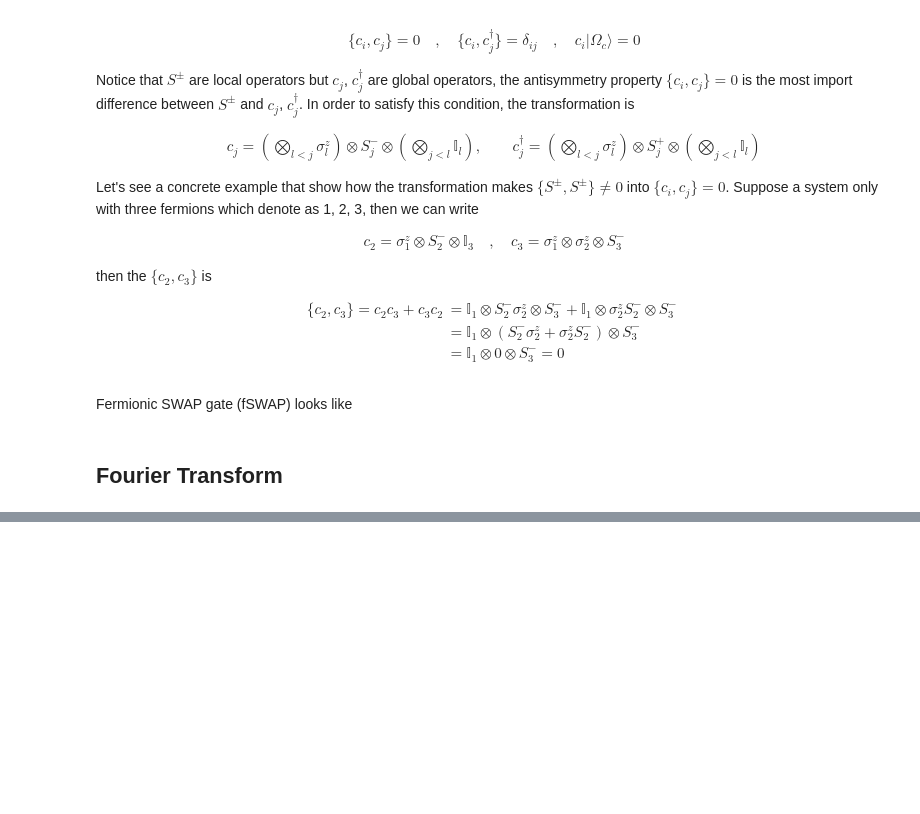
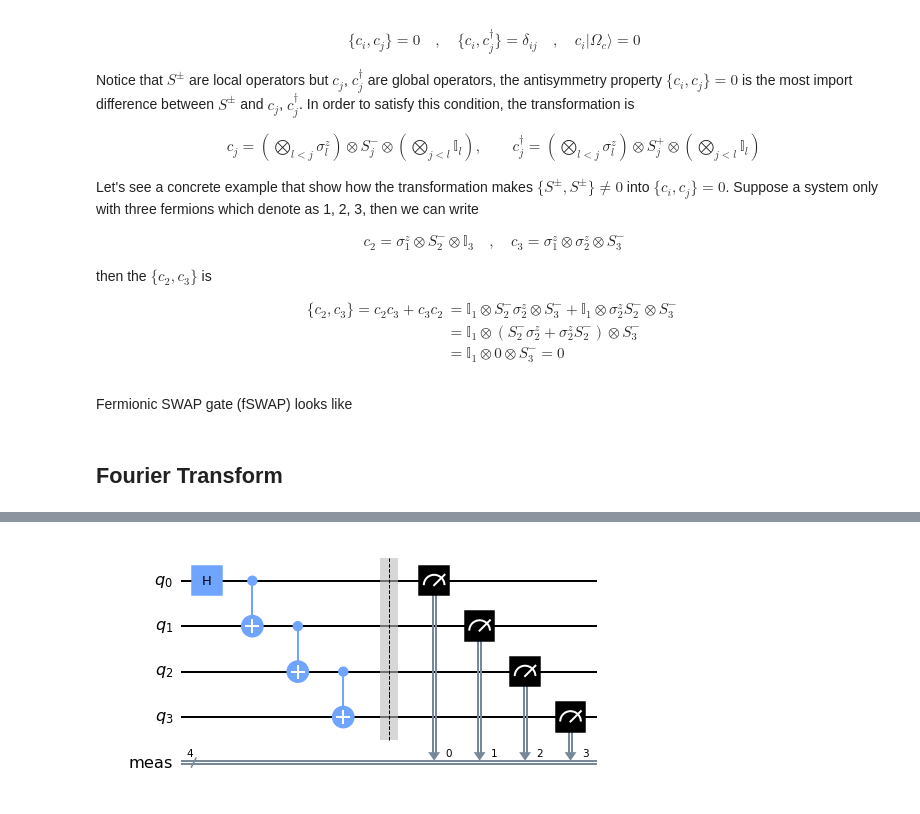
Before and after one commit to Jim137/QuantumSimulation_IsingModel, a Jupyter notebook: 1D_TFIM_sim.ipynb, the cells around one changed output, grey strips where cells are left out. Drawn from its saved outputs; the diff is of its cells as text; code cells hidden in the pictures; blank space fills up the shorter version.

```diff
--- a/1D_TFIM_sim.ipynb
+++ b/1D_TFIM_sim.ipynb
@@ -159,0 +206,13 @@ plot_Mag_of_ground_state(vexact, mag_sim)
+# %%
+# System Specification
+n_qubits = 4
+circ = QuantumCircuit(n_qubits)
+
+# Test Circuit
+circ.h(0)
+for qubit in range(n_qubits - 1):
+    circ.cx(qubit, qubit + 1)
+circ.measure_all()
+circ.draw('mpl')
+# %% [output]
+[figure, added]
```
Also changed, not shown: parts of 23 cells of this notebook.
